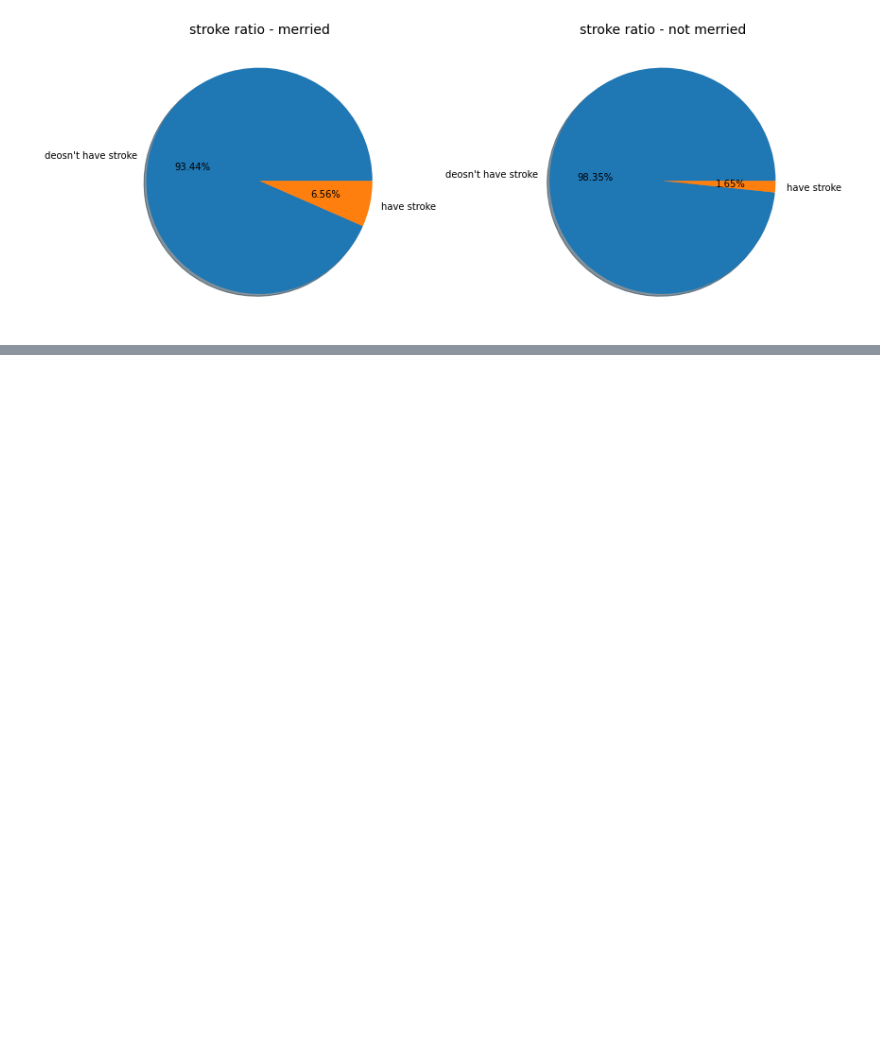
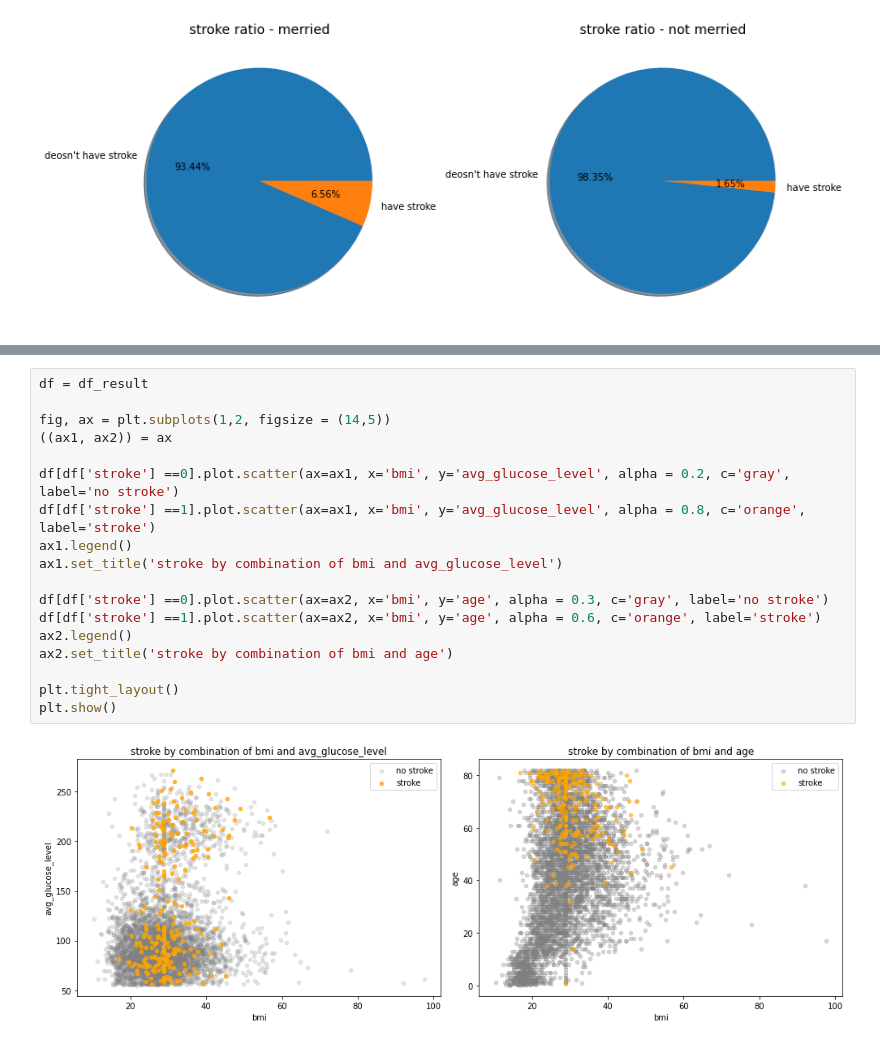
Before and after one commit to idankam/DataScienceCourseProject, a Jupyter notebook: Classification Notebook.ipynb, the cells around one changed output, grey strips where cells are left out. Drawn from its saved outputs; the diff is of its cells as text; blank space fills up the shorter version.

```diff
--- a/Classification Notebook.ipynb
+++ b/Classification Notebook.ipynb
@@ -420,0 +491,20 @@ plt.show()
+# %%
+df = df_result
+
+fig, ax = plt.subplots(1,2, figsize = (14,5))
+((ax1, ax2)) = ax
+
+df[df['stroke'] ==0].plot.scatter(ax=ax1, x='bmi', y='avg_glucose_level', alpha = 0.2, c='gray', label='no stroke')
+df[df['stroke'] ==1].plot.scatter(ax=ax1, x='bmi', y='avg_glucose_level', alpha = 0.8, c='orange', label='stroke')
+ax1.legend()
+ax1.set_title('stroke by combination of bmi and avg_glucose_level')
+
+df[df['stroke'] ==0].plot.scatter(ax=ax2, x='bmi', y='age', alpha = 0.3, c='gray', label='no stroke')
+df[df['stroke'] ==1].plot.scatter(ax=ax2, x='bmi', y='age', alpha = 0.6, c='orange', label='stroke')
+ax2.legend()
+ax2.set_title('stroke by combination of bmi and age')
+
+plt.tight_layout()
+plt.show()
+# %% [output]
+[figure, added]
```
Also changed, not shown: parts of 29 cells of this notebook.
